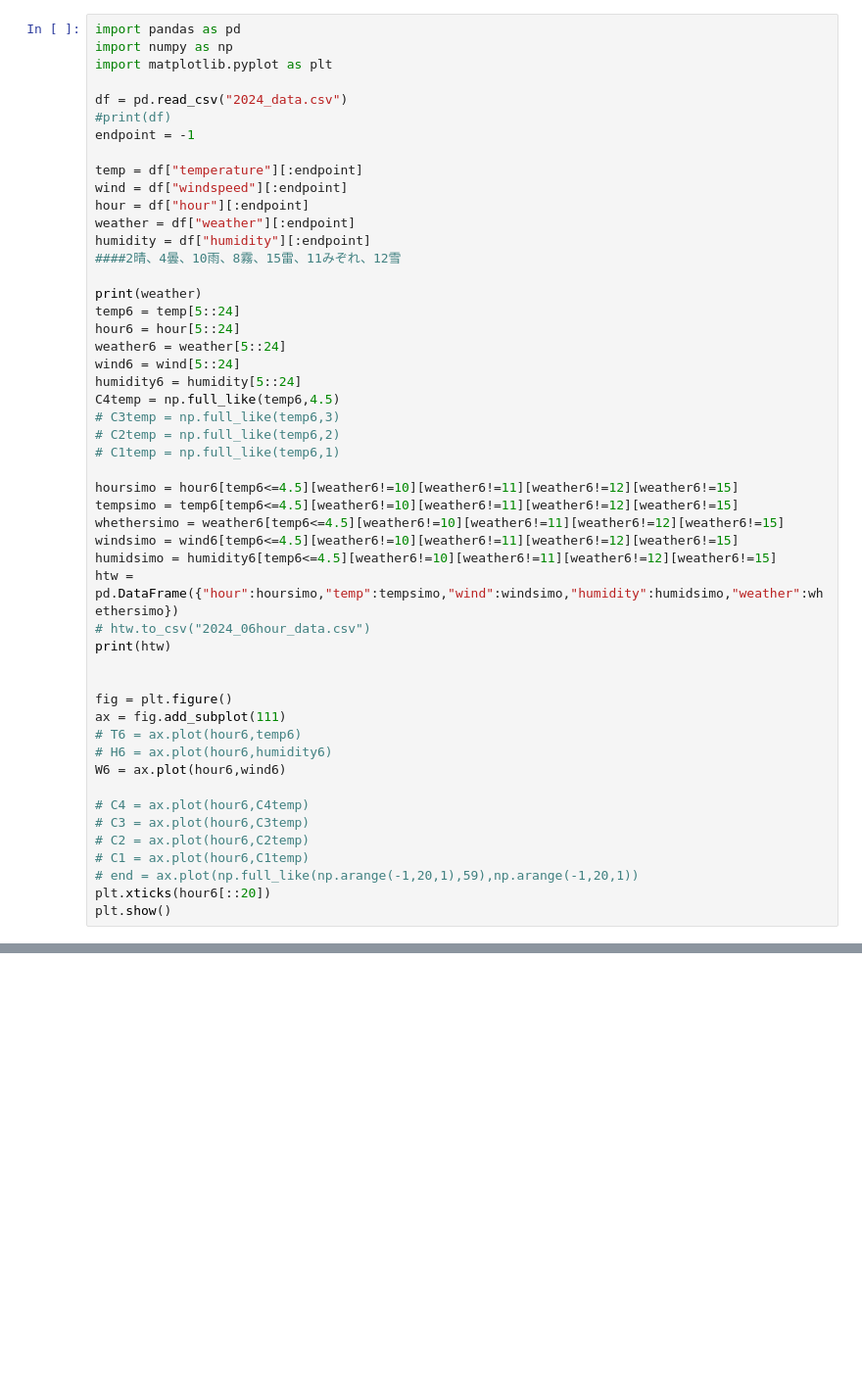
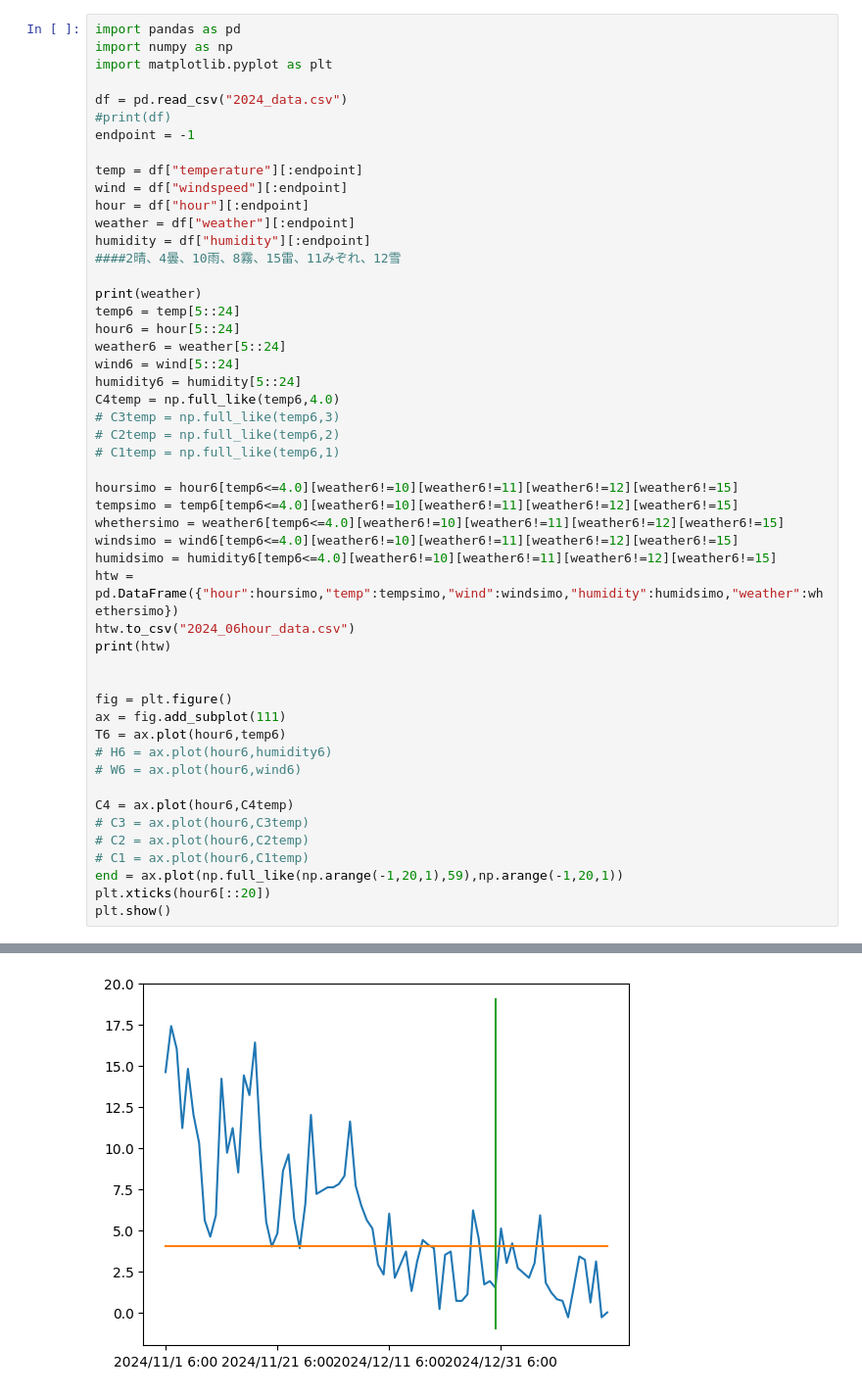
Before and after one commit to nasatsu/openrep, a Jupyter notebook: hatsusimo.ipynb, the cells around one changed output, grey strips where cells are left out. Shown at 98% size. Saved outputs shown, nothing was run; the diff lists cells and outputs as text; blank space fills up the shorter version.

```diff
--- a/hatsusimo.ipynb
+++ b/hatsusimo.ipynb
@@ -20,31 +20,32 @@ hour6 = hour[5::24]
 weather6 = weather[5::24]
 wind6 = wind[5::24]
 humidity6 = humidity[5::24]
-C4temp = np.full_like(temp6,4.5)
+C4temp = np.full_like(temp6,4.0)
 # C3temp = np.full_like(temp6,3)
 # C2temp = np.full_like(temp6,2)
 # C1temp = np.full_like(temp6,1)
 
-hoursimo = hour6[temp6<=4.5][weather6!=10][weather6!=11][weather6!=12][weather6!=15]
-tempsimo = temp6[temp6<=4.5][weather6!=10][weather6!=11][weather6!=12][weather6!=15]
-whethersimo = weather6[temp6<=4.5][weather6!=10][weather6!=11][weather6!=12][weather6!=15]
-windsimo = wind6[temp6<=4.5][weather6!=10][weather6!=11][weather6!=12][weather6!=15]
-humidsimo = humidity6[temp6<=4.5][weather6!=10][weather6!=11][weather6!=12][weather6!=15]
+hoursimo = hour6[temp6<=4.0][weather6!=10][weather6!=11][weather6!=12][weather6!=15]
+tempsimo = temp6[temp6<=4.0][weather6!=10][weather6!=11][weather6!=12][weather6!=15]
+whethersimo = weather6[temp6<=4.0][weather6!=10][weather6!=11][weather6!=12][weather6!=15]
+windsimo = wind6[temp6<=4.0][weather6!=10][weather6!=11][weather6!=12][weather6!=15]
+humidsimo = humidity6[temp6<=4.0][weather6!=10][weather6!=11][weather6!=12][weather6!=15]
 htw = pd.DataFrame({"hour":hoursimo,"temp":tempsimo,"wind":windsimo,"humidity":humidsimo,"weather":whethersimo})
-# htw.to_csv("2024_06hour_data.csv")
+htw.to_csv("2024_06hour_data.csv")
 print(htw)
 
 
 fig = plt.figure()
 ax = fig.add_subplot(111)
-# T6 = ax.plot(hour6,temp6)
+T6 = ax.plot(hour6,temp6)
 # H6 = ax.plot(hour6,humidity6)
-W6 = ax.plot(hour6,wind6)
+# W6 = ax.plot(hour6,wind6)
 
-# C4 = ax.plot(hour6,C4temp)
+C4 = ax.plot(hour6,C4temp)
 # C3 = ax.plot(hour6,C3temp)
 # C2 = ax.plot(hour6,C2temp)
 # C1 = ax.plot(hour6,C1temp)
-# end = ax.plot(np.full_like(np.arange(-1,20,1),59),np.arange(-1,20,1))
+end = ax.plot(np.full_like(np.arange(-1,20,1),59),np.arange(-1,20,1))
 plt.xticks(hour6[::20])
 plt.show()
+# %% [output]
@@ -50,0 +69 @@ plt.show()
+[figure, added]
```
Also changed, not shown: parts of 1 cell of this notebook.
